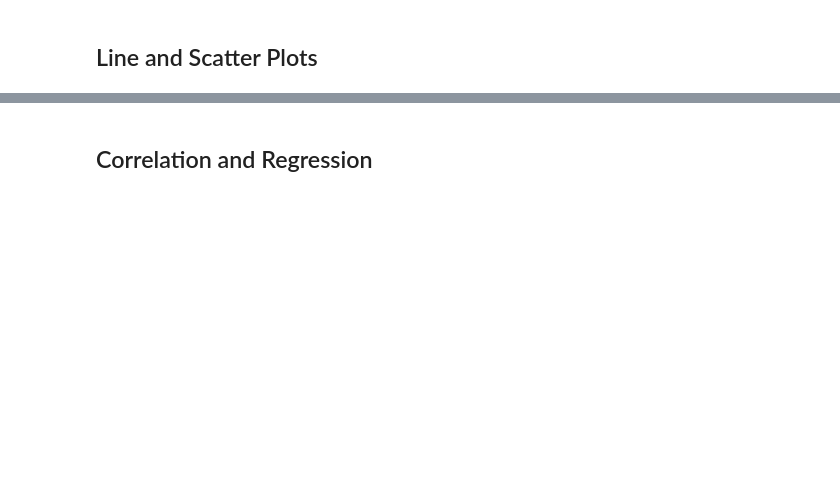
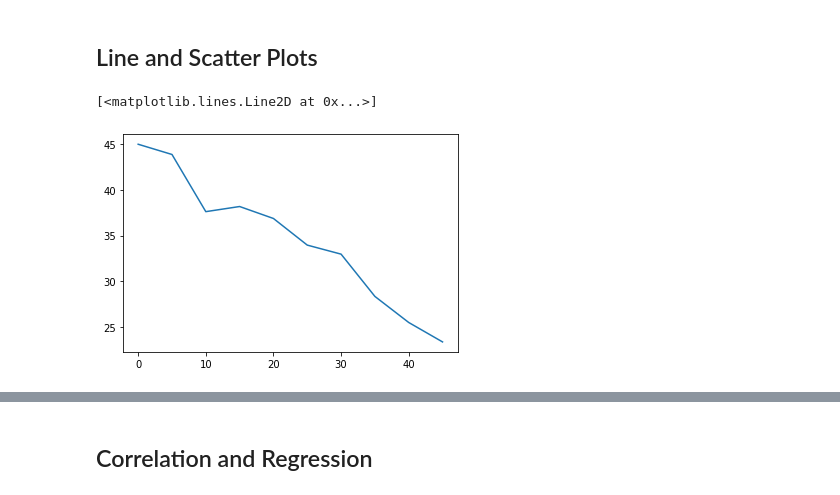
Before and after one commit to zpoeschl/matplotlib-challenge, a Jupyter notebook: Pymaceuticals/ZPoeschl_pymaceuticals.ipynb, the cells around one changed output, grey strips where cells are left out. Saved outputs shown, nothing was run; the diff lists cells and outputs as text; code cells hidden in the pictures; blank space fills up the shorter version.

Commit message:
Line and scatter plots complete. Regression line complete.

```diff
--- a/Pymaceuticals/ZPoeschl_pymaceuticals.ipynb
+++ b/Pymaceuticals/ZPoeschl_pymaceuticals.ipynb
@@ -235,2 +249,17 @@ TypeError: cannot do label indexing on <class 'pandas.core.indexes.base.Index'>
+# %%
+## Generate a line plot of tumor volume vs. time point for a mouse treated with Capomulin
+# Drop all regimens but Capomulin
+capomulin_df = cleaned_df.drop(cleaned_df[cleaned_df["Drug Regimen"] != "Capomulin"].index)
+
+# Set line data to read for one mouse
+s185_df = capomulin_df.drop(capomulin_df[capomulin_df["Mouse ID"] != "s185"].index)
+timepoint_capo = s185_df["Timepoint"]
+tumor_vol_capo = s185_df["Tumor Volume (mm3)"]
+
+# Generate line plot
+plt.plot(timepoint_capo, tumor_vol_capo)
+# %% [output]
+[<matplotlib.lines.Line2D at 0x...>]
+[figure, added]
 # %%
 # Generate a scatter plot of average tumor volume vs. mouse weight for the Capomulin regimen
```
Also changed, not shown: parts of 7 cells of this notebook.
